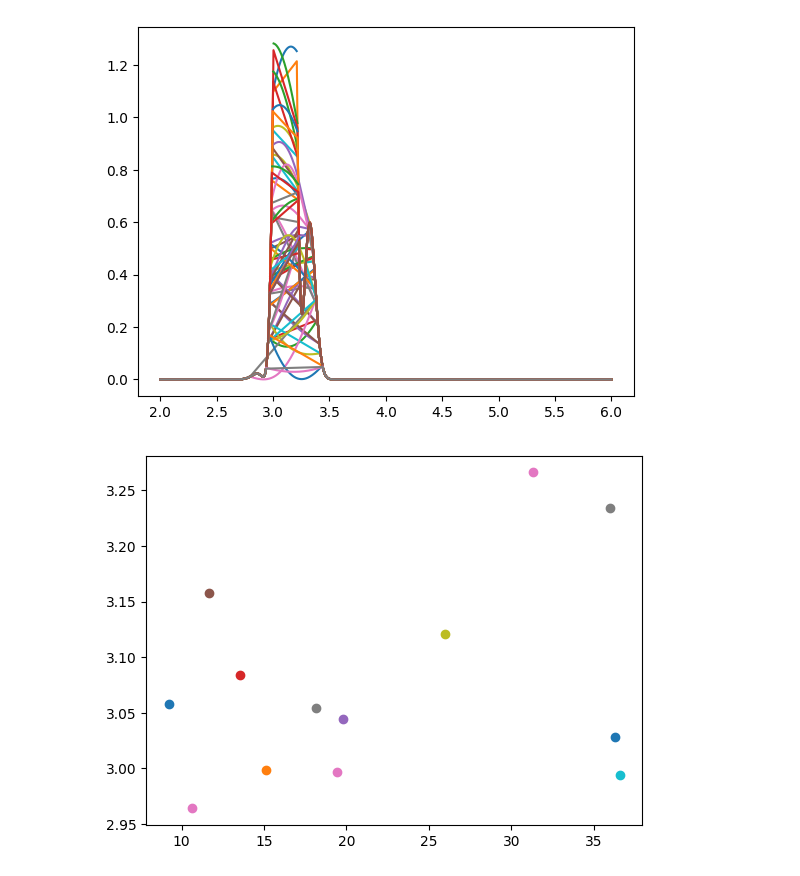
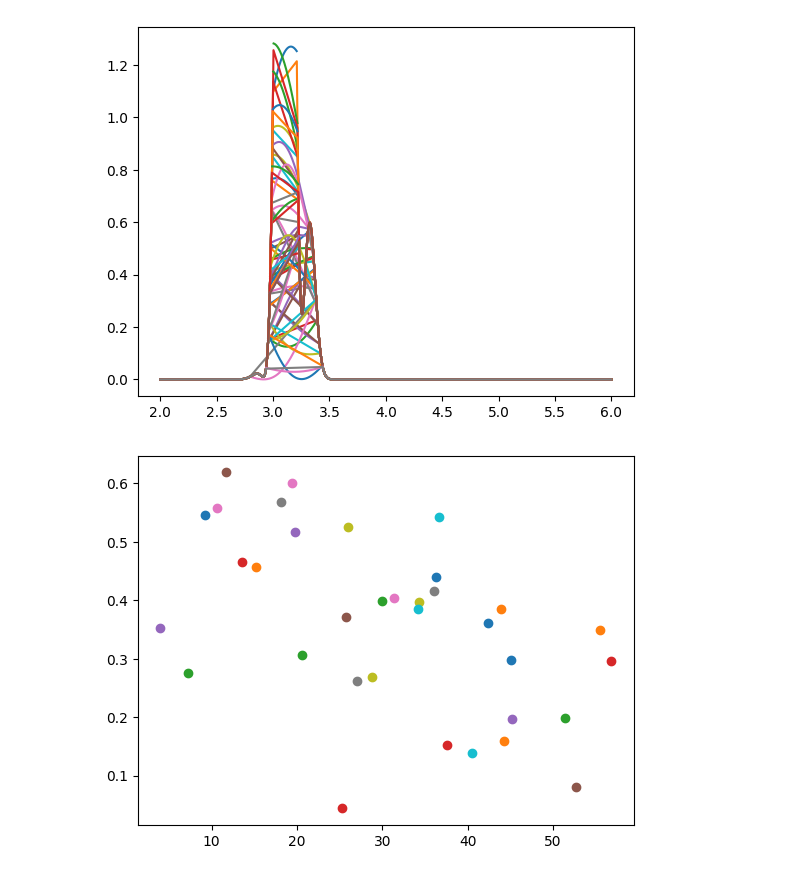
Before and after one commit to ziqing97/gnss_ir_analyze, a Jupyter notebook: src/test_likelyhood.ipynb, the cells around one changed output. Cells and saved outputs as stored; diff of their text form; code cells hidden in the pictures.

```diff
--- a/src/test_likelyhood.ipynb
+++ b/src/test_likelyhood.ipynb
@@ -223,13 +223,13 @@ for satellite_code in power_norm_dict:
     for i,item in enumerate(power_norm_dict[satellite_code]):
         overlap_area = calculate_overlap(frequency,item,power_likelyhood_scaled)
         overlap_dict[satellite_code].append(overlap_area)
-        if overlap_area<0.33:
+        if overlap_area<0.2:
             height_dict_new[satellite_code][i] = None
 # %% [output]
 [figure]
 # %%
 for satellite_code in time_dict:
     for i,item in enumerate(elevation_dict[satellite_code]):
-        plt.scatter(item['avg'],height_dict[satellite_code][i])
+        plt.scatter(item['avg'],overlap_dict[satellite_code][i])
 # %% [output]
-[figure, old version]
+[figure, new version]
```
